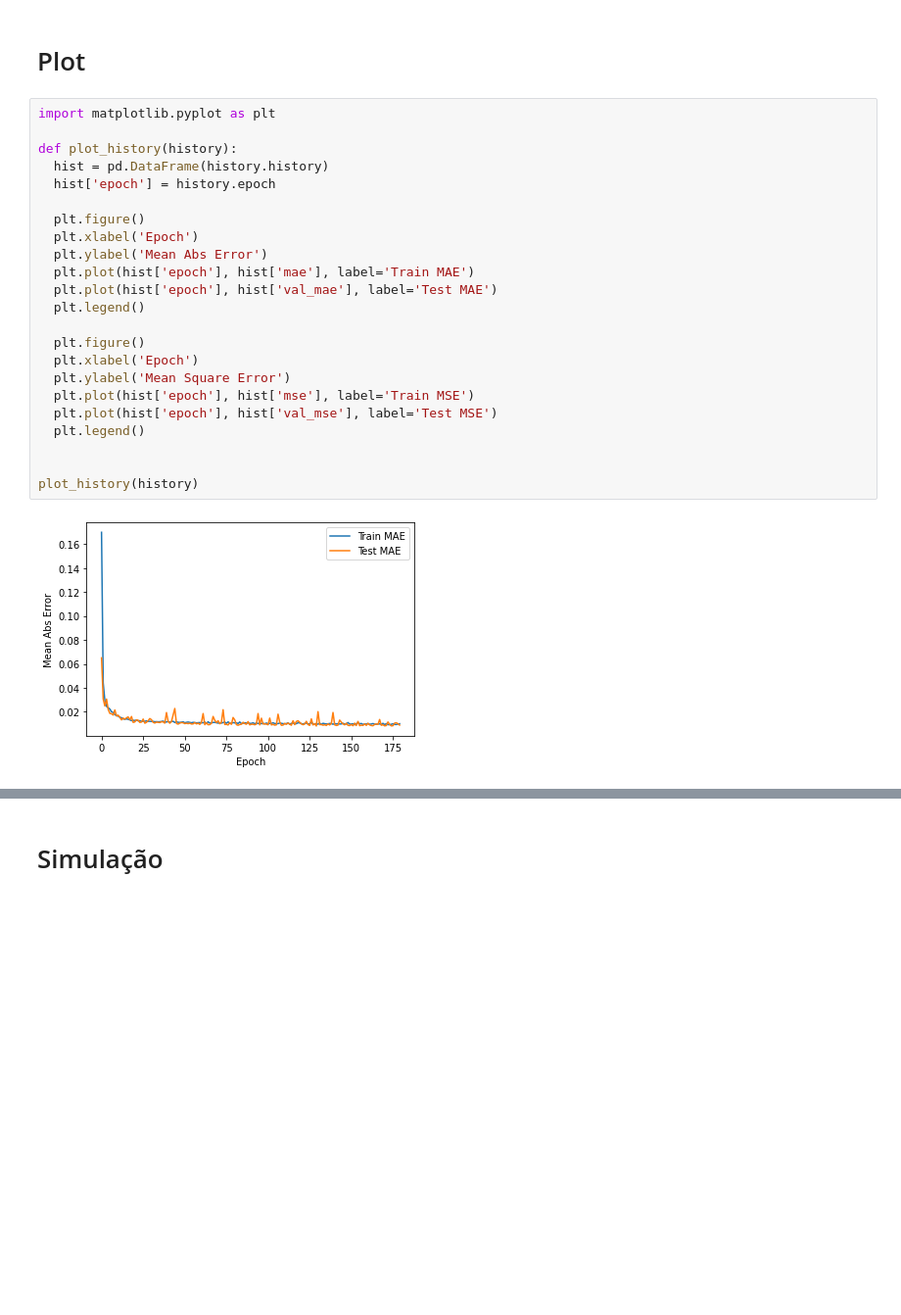
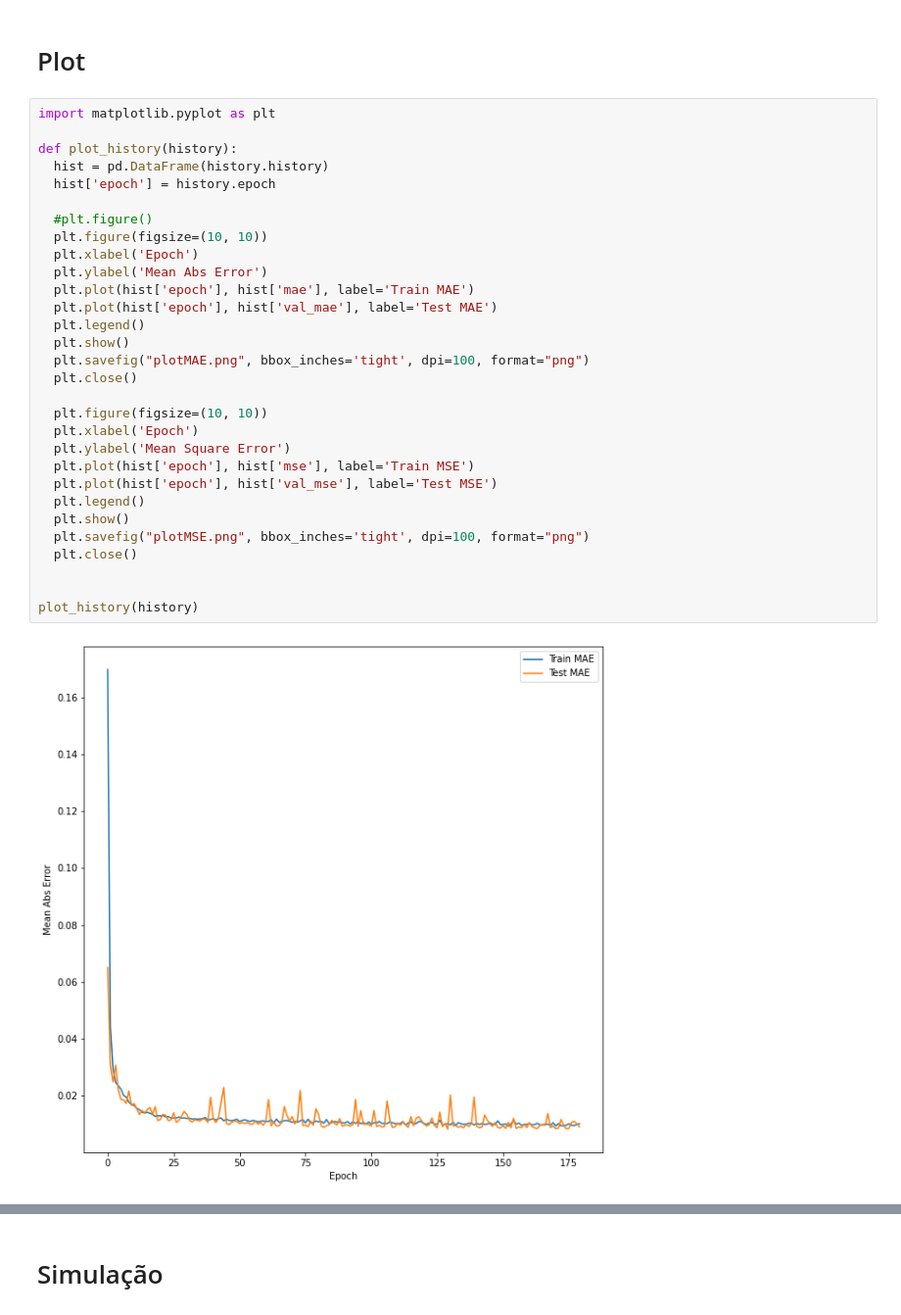
Before and after one commit to victordsrocha/Aprendizagem-de-Maquina-2021.1, a Jupyter notebook: ML_Trabalho_Final_Rede_Neural_1_bola.ipynb, the cells around one changed output, grey strips where cells are left out. Shown at 98% size. Cells and saved outputs as stored; diff of their text form; blank space fills up the shorter version.

```diff
--- a/ML_Trabalho_Final_Rede_Neural_1_bola.ipynb
+++ b/ML_Trabalho_Final_Rede_Neural_1_bola.ipynb
@@ -146,25 +146,32 @@ files.download("/content/file.zip")
 # %%
 import matplotlib.pyplot as plt
 
 def plot_history(history):
   hist = pd.DataFrame(history.history)
   hist['epoch'] = history.epoch
 
-  plt.figure()
+  #plt.figure()
+  plt.figure(figsize=(10, 10))
   plt.xlabel('Epoch')
   plt.ylabel('Mean Abs Error')
   plt.plot(hist['epoch'], hist['mae'], label='Train MAE')
   plt.plot(hist['epoch'], hist['val_mae'], label='Test MAE')
   plt.legend()
+  plt.show()
+  plt.savefig("plotMAE.png", bbox_inches='tight', dpi=100, format="png")
+  plt.close()
 
-  plt.figure()
+  plt.figure(figsize=(10, 10))
   plt.xlabel('Epoch')
   plt.ylabel('Mean Square Error')
   plt.plot(hist['epoch'], hist['mse'], label='Train MSE')
   plt.plot(hist['epoch'], hist['val_mse'], label='Test MSE')
   plt.legend()
+  plt.show()
+  plt.savefig("plotMSE.png", bbox_inches='tight', dpi=100, format="png")
+  plt.close()
 
 
 plot_history(history)
 # %% [output]
-[figure, old version]
+[figure, new version]
```
Also changed, not shown: parts of 1 cell of this notebook.
